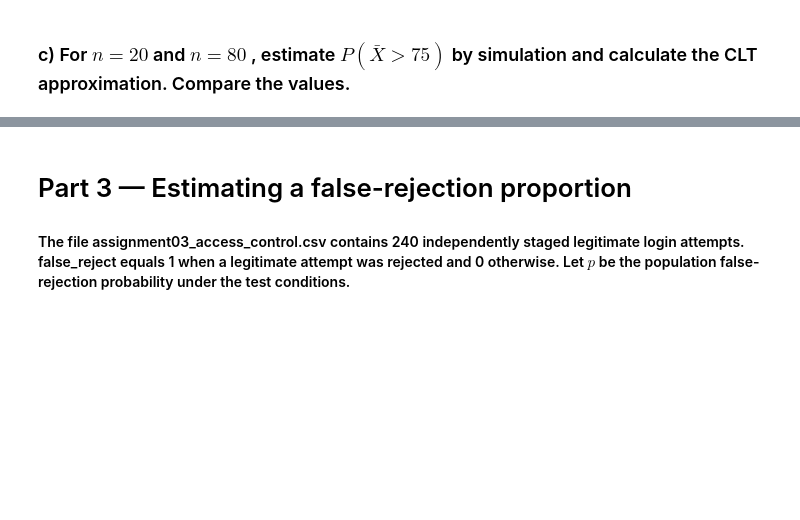
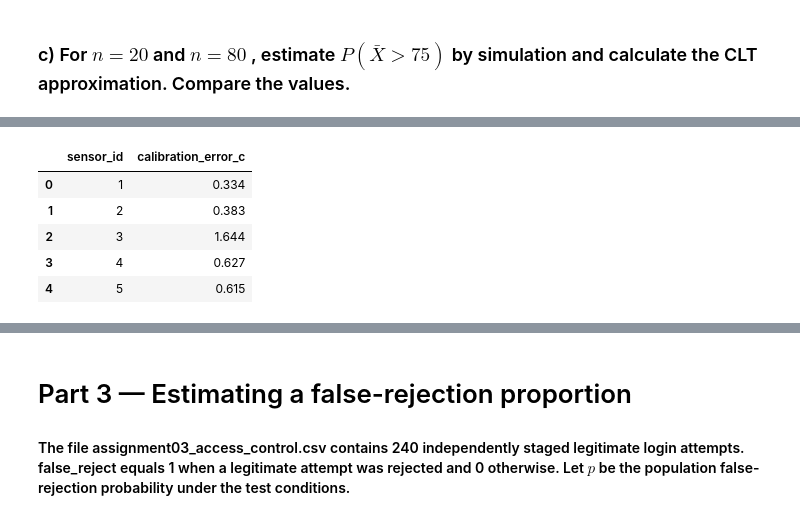
Before and after one commit to Fanticel/STA1, a Jupyter notebook: Asg3/Asg.ipynb, the cells around one changed output, grey strips where cells are left out. Drawn from its saved outputs; the diff is of its cells as text; code cells hidden in the pictures; blank space fills up the shorter version.

```diff
--- a/Asg3/Asg.ipynb
+++ b/Asg3/Asg.ipynb
@@ -19,0 +25,11 @@ import math
+# %%
+sc = pd.read_csv("assignment03_sensor_calibration.csv")
+err = sc['calibration_error_c']
+sc.head(5)
+# %% [output]
+|  | sensor_id | calibration_error_c |
+| 0 | 1 | 0.334 |
+| 1 | 2 | 0.383 |
+| 2 | 3 | 1.644 |
+| 3 | 4 | 0.627 |
+| 4 | 5 | 0.615 |
```
Also changed, not shown: parts of 22 cells of this notebook, 1 other file.
